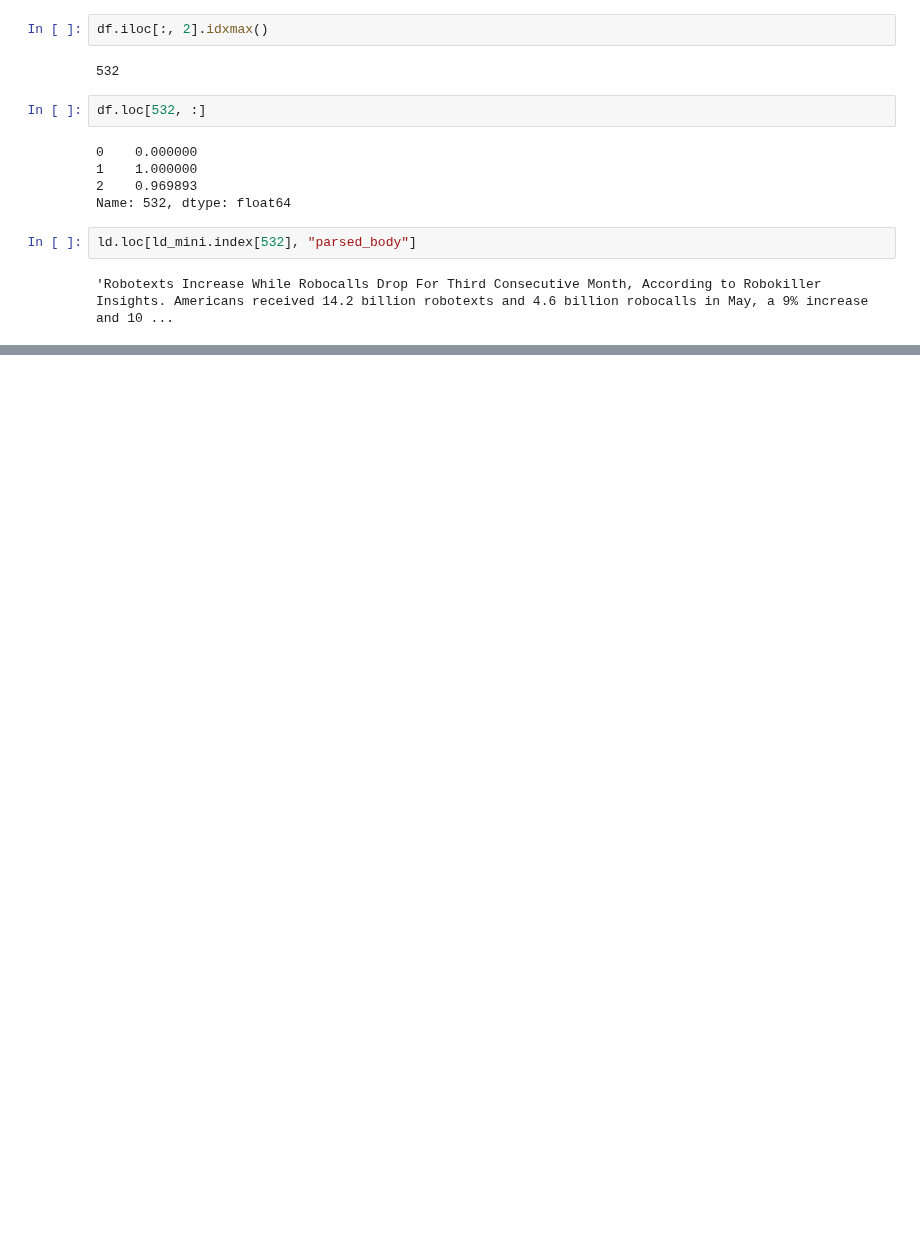
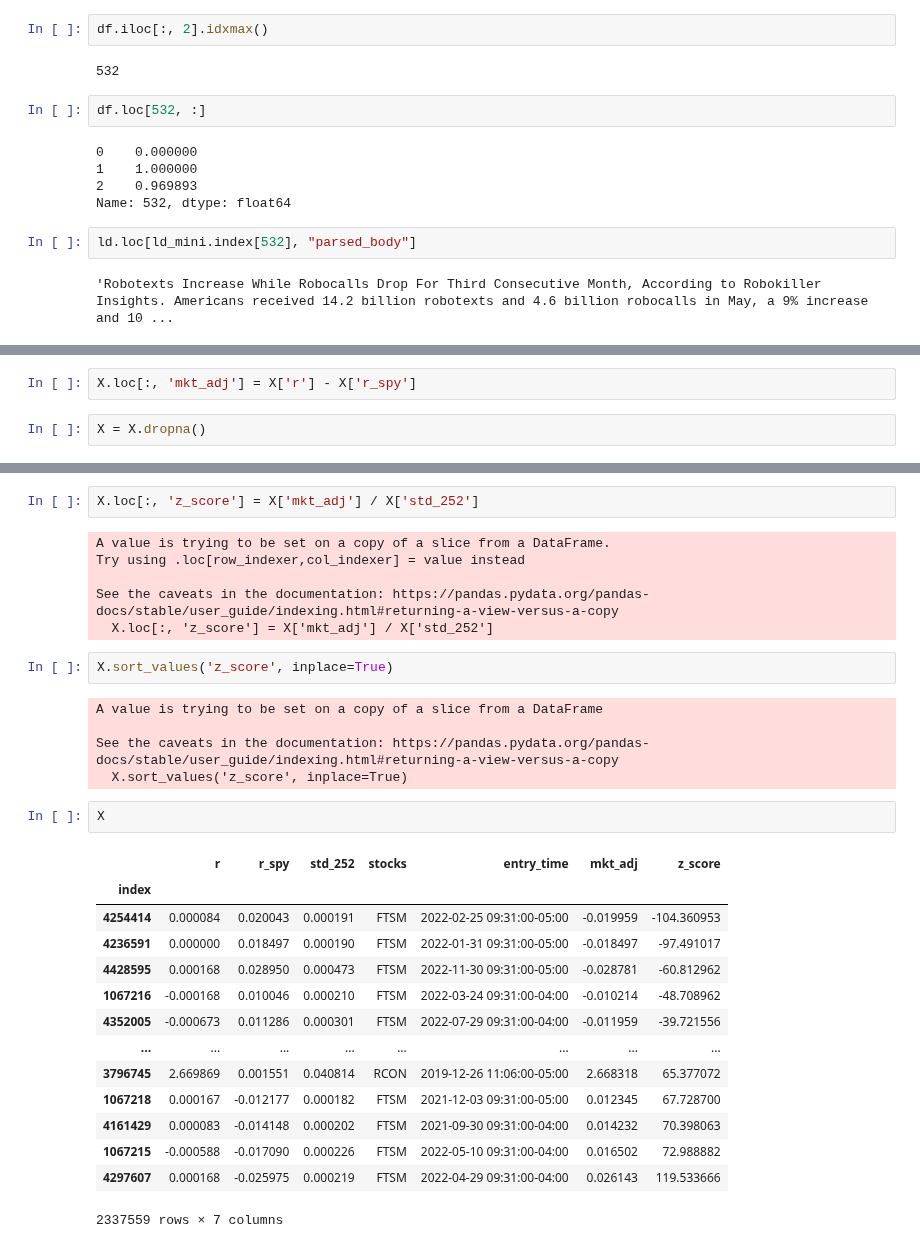
Before and after one commit to adrianbeer/LLM-News-Trading, a Jupyter notebook: src/preprocessing/check_data_integrity.ipynb, the cells around one changed output, grey strips where cells are left out. Saved outputs shown, nothing was run; the diff lists cells and outputs as text; blank space fills up the shorter version.

```diff
--- a/src/preprocessing/check_data_integrity.ipynb
+++ b/src/preprocessing/check_data_integrity.ipynb
@@ -179,0 +199,4 @@ ld.loc[ld_mini.index[532], "parsed_body"]
+# %%
+X.loc[:, 'mkt_adj'] = X['r'] - X['r_spy']
+# %%
+X = X.dropna()
@@ -179,0 +215,32 @@ ld.loc[ld_mini.index[532], "parsed_body"]
+# %%
+X.loc[:, 'z_score'] = X['mkt_adj'] / X['std_252']
+# %% [output]
+A value is trying to be set on a copy of a slice from a DataFrame.
+Try using .loc[row_indexer,col_indexer] = value instead
+
+See the caveats in the documentation: https://pandas.pydata.org/pandas-docs/stable/user_guide/indexing.html#returning-a-view-versus-a-copy
+  X.loc[:, 'z_score'] = X['mkt_adj'] / X['std_252']
+# %%
+X.sort_values('z_score', inplace=True)
+# %% [output]
+A value is trying to be set on a copy of a slice from a DataFrame
+
+See the caveats in the documentation: https://pandas.pydata.org/pandas-docs/stable/user_guide/indexing.html#returning-a-view-versus-a-copy
+  X.sort_values('z_score', inplace=True)
+# %%
+X
+# %% [output]
+|  | r | r_spy | std_252 | stocks | entry_time | mkt_adj | z_score |
+| index |  |  |  |  |  |  |  |
+| 4254414 | 0.000084 | 0.020043 | 0.000191 | FTSM | 2022-02-25 09:31:00-05:00 | -0.019959 | -104.360953 |
+| 4236591 | 0.000000 | 0.018497 | 0.000190 | FTSM | 2022-01-31 09:31:00-05:00 | -0.018497 | -97.491017 |
+| 4428595 | 0.000168 | 0.028950 | 0.000473 | FTSM | 2022-11-30 09:31:00-05:00 | -0.028781 | -60.812962 |
+| 1067216 | -0.000168 | 0.010046 | 0.000210 | FTSM | 2022-03-24 09:31:00-04:00 | -0.010214 | -48.708962 |
+| 4352005 | -0.000673 | 0.011286 | 0.000301 | FTSM | 2022-07-29 09:31:00-04:00 | -0.011959 | -39.721556 |
+| ... | ... | ... | ... | ... | ... | ... | ... |
+| 3796745 | 2.669869 | 0.001551 | 0.040814 | RCON | 2019-12-26 11:06:00-05:00 | 2.668318 | 65.377072 |
+| 1067218 | 0.000167 | -0.012177 | 0.000182 | FTSM | 2021-12-03 09:31:00-05:00 | 0.012345 | 67.728700 |
+| 4161429 | 0.000083 | -0.014148 | 0.000202 | FTSM | 2021-09-30 09:31:00-04:00 | 0.014232 | 70.398063 |
+| 1067215 | -0.000588 | -0.017090 | 0.000226 | FTSM | 2022-05-10 09:31:00-04:00 | 0.016502 | 72.988882 |
+| 4297607 | 0.000168 | -0.025975 | 0.000219 | FTSM | 2022-04-29 09:31:00-04:00 | 0.026143 | 119.533666 |
+2337559 rows × 7 columns
```
Also changed, not shown: parts of 17 cells of this notebook, 9 other files.
